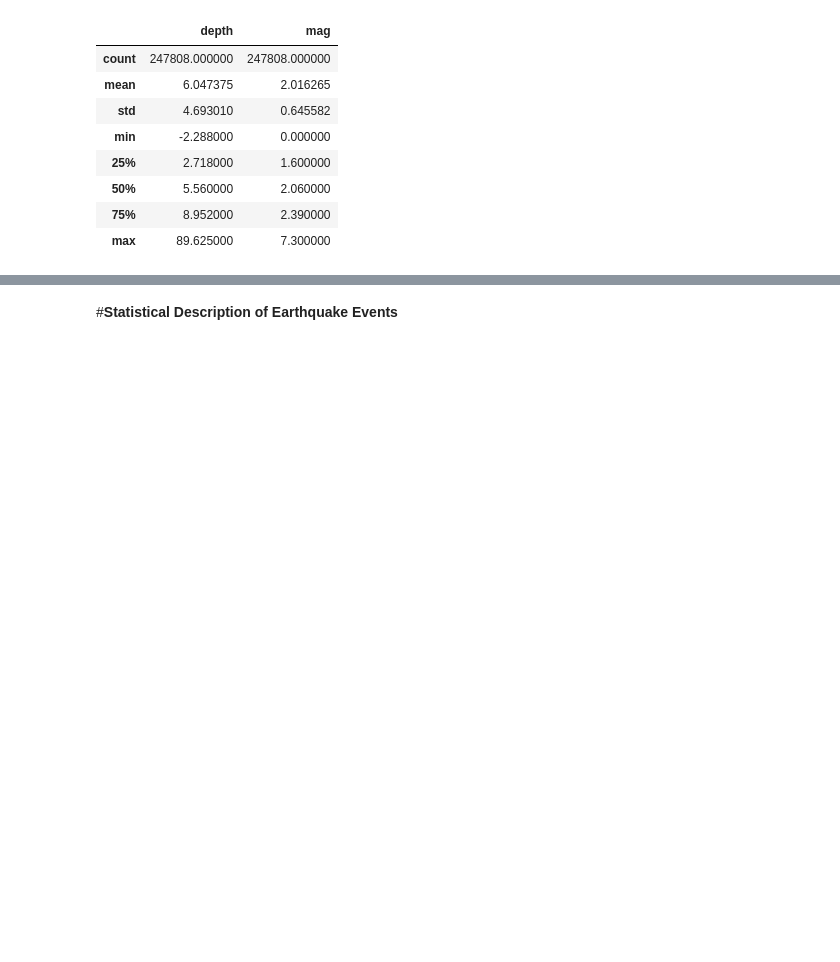
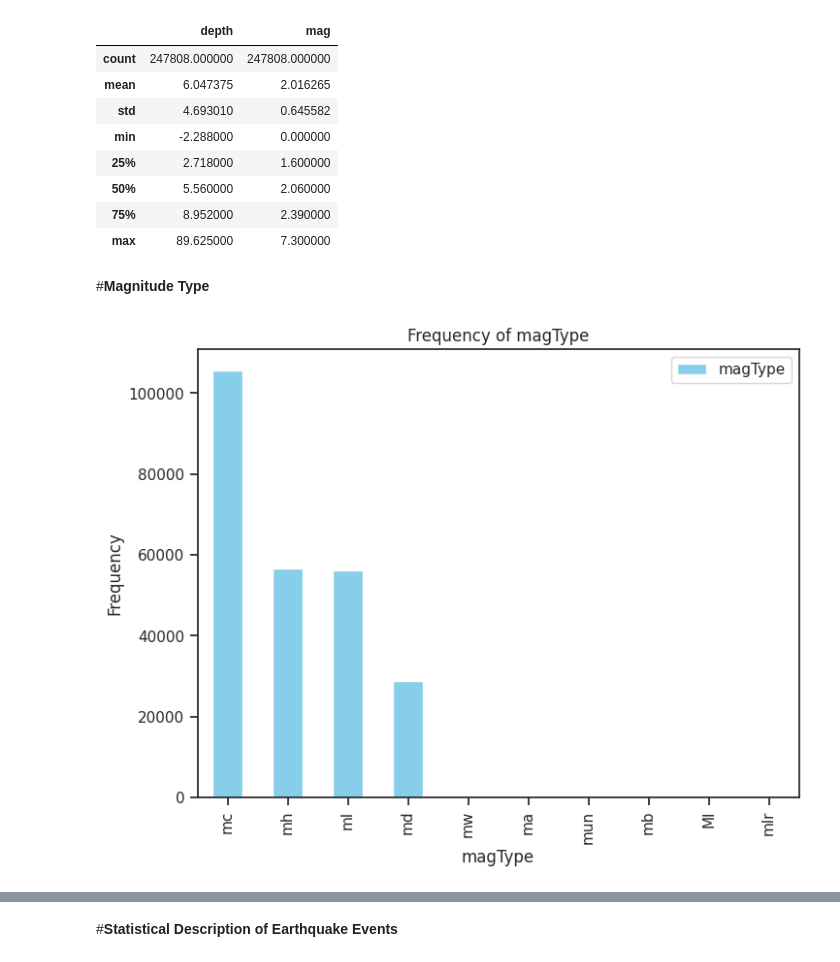
Before and after one commit to arifadli/Exploratory-Data-Analysis, a Jupyter notebook: Earthquake Research/EDA - California Earthquake.ipynb, the cells around one changed output, grey strips where cells are left out. Drawn from its saved outputs; the diff is of its cells as text; code cells hidden in the pictures; blank space fills up the shorter version.

```diff
--- a/Earthquake Research/EDA - California Earthquake.ipynb
+++ b/Earthquake Research/EDA - California Earthquake.ipynb
@@ -95,3 +95,32 @@ data.describe()
 | 50% | 5.560000 | 2.060000 |
 | 75% | 8.952000 | 2.390000 |
 | max | 89.625000 | 7.300000 |
+# %% [markdown]
+#**Magnitude Type**
+# %%
+import pandas as pd
+import matplotlib.pyplot as plt
+
+# Baca dataset
+url = "https://raw.githubusercontent.com/arifadli/DatasetRepository/main/Disertation/California/usgs_california_1968_2018.csv"
+data = pd.read_csv(url)
+
+# Menghitung frekuensi setiap jenis 'magType'
+magtype_counts = data['magType'].value_counts()
+
+# Buat plot bar
+plt.figure(figsize=(8, 6))
+magtype_counts.plot(kind='bar', color='skyblue')
+
+# Beri label sumbu x dan y serta judul grafik
+plt.xlabel('magType')
+plt.ylabel('Frequency')
+plt.title('Frequency of magType')
+
+# Tampilkan legenda
+plt.legend(['magType'])
+
+# Tampilkan grafik
+plt.show()
+# %% [output]
+[figure, added]
```
Also changed, not shown: parts of 2 cells of this notebook.
